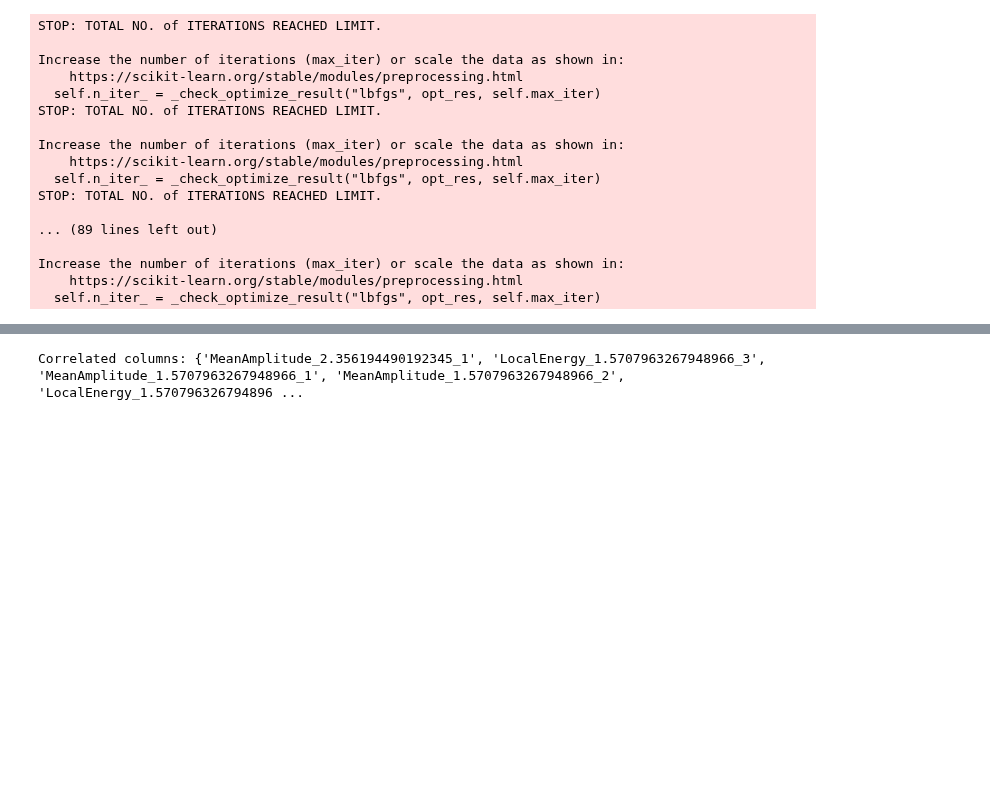
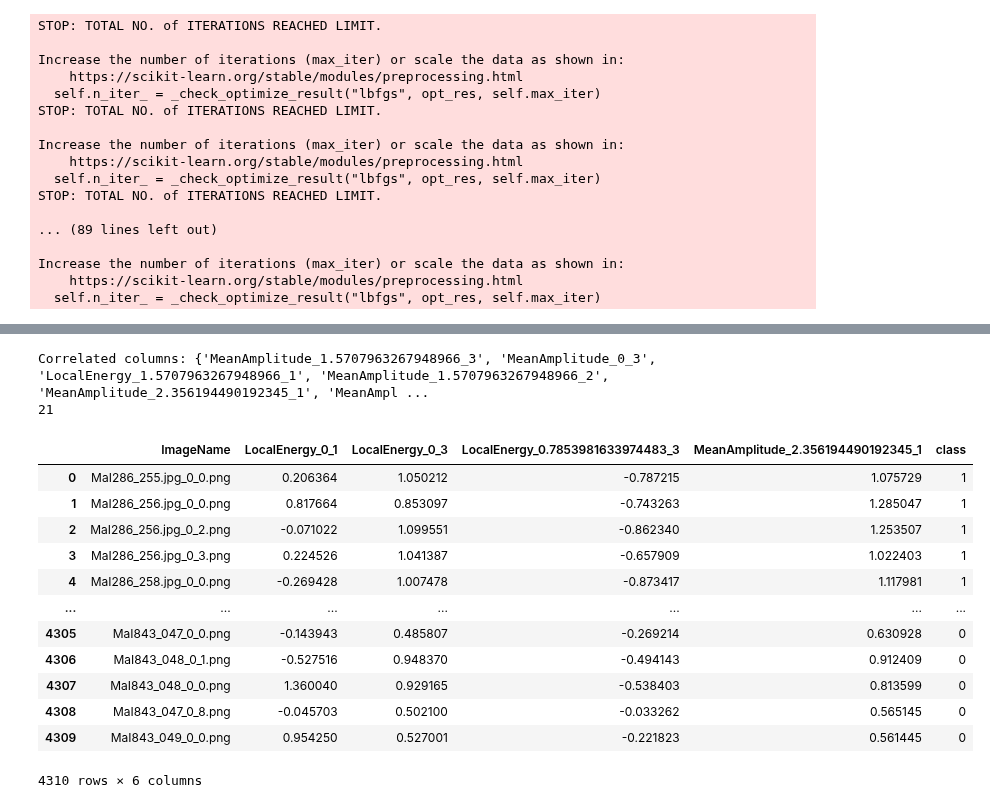
Before and after one commit to Kartik-3-programmer/Machine-Learning, a Jupyter notebook: Aggrregation_of_all_models.ipynb, the cells around one changed output, grey strips where cells are left out. Drawn from its saved outputs; the diff is of its cells as text; code cells hidden in the pictures; blank space fills up the shorter version.

```diff
--- a/Aggrregation_of_all_models.ipynb
+++ b/Aggrregation_of_all_models.ipynb
@@ -551,8 +551,24 @@ def correlation(dataset,threshold):
     return col_corr #returning set of column names
 col=correlation(input_train,0.75)
 print('Correlated columns:',col)
+print(len(col))
 # %% [output]
-Correlated columns: {'MeanAmplitude_2.356194490192345_1', 'LocalEnergy_1.5707963267948966_3', 'MeanAmplitude_1.5707963267948966_1', 'MeanAmplitude_1.5707963267948966_2', 'LocalEnergy_1.570796326794896 ...
+Correlated columns: {'MeanAmplitude_1.5707963267948966_3', 'MeanAmplitude_0_3', 'LocalEnergy_1.5707963267948966_1', 'MeanAmplitude_1.5707963267948966_2', 'MeanAmplitude_2.356194490192345_1', 'MeanAmpl ...
+21
 # %%
-dataframe_project.drop(columns = ['MeanAmplitude_2.356194490192345_1', 'LocalEnergy_1.5707963267948966_3', 'MeanAmplitude_1.5707963267948966_1', 'MeanAmplitude_1.5707963267948966_2', 'LocalEnergy_1.5707963267948966_2', 'LocalEnergy_0.7853981633974483_2', 'MeanAmplitude_0.7853981633974483_1', 'MeanAmplitude_0.7853981633974483_3', 'LocalEnergy_2.356194490192345_3', 'MeanAmplitude_0.7853981633974483_2', 'LocalEnergy_2.356194490192345_1', 'MeanAmplitude_1.5707963267948966_3', 'LocalEnergy_0.7853981633974483_1', 'MeanAmplitude_0_3', 'LocalEnergy_1.5707963267948966_1', 'MeanAmplitude_0_1', 'MeanAmplitude_2.356194490192345_2', 'LocalEnergy_0_2', 'MeanAmplitude_2.356194490192345_3', 'LocalEnergy_2.356194490192345_2', 'MeanAmplitude_0_2'], inplace = True)
-dataframe_project
+dataframe_reduced = dataframe_project.drop(columns = ['LocalEnergy_1.5707963267948966_3', 'MeanAmplitude_1.5707963267948966_1', 'MeanAmplitude_1.5707963267948966_2', 'LocalEnergy_1.5707963267948966_2', 'LocalEnergy_0.7853981633974483_2', 'MeanAmplitude_0.7853981633974483_1', 'MeanAmplitude_0.7853981633974483_3', 'LocalEnergy_2.356194490192345_3', 'MeanAmplitude_0.7853981633974483_2', 'LocalEnergy_2.356194490192345_1', 'MeanAmplitude_1.5707963267948966_3', 'LocalEnergy_0.7853981633974483_1', 'MeanAmplitude_0_3', 'LocalEnergy_1.5707963267948966_1', 'MeanAmplitude_0_1', 'MeanAmplitude_2.356194490192345_2', 'LocalEnergy_0_2', 'MeanAmplitude_2.356194490192345_3', 'LocalEnergy_2.356194490192345_2', 'MeanAmplitude_0_2'])
+dataframe_reduced
+# %% [output]
+|  | ImageName | LocalEnergy_0_1 | LocalEnergy_0_3 | LocalEnergy_0.7853981633974483_3 | MeanAmplitude_2.356194490192345_1 | class |
+| 0 | MaI286_255.jpg_0_0.png | 0.206364 | 1.050212 | -0.787215 | 1.075729 | 1 |
+| 1 | MaI286_256.jpg_0_0.png | 0.817664 | 0.853097 | -0.743263 | 1.285047 | 1 |
+| 2 | MaI286_256.jpg_0_2.png | -0.071022 | 1.099551 | -0.862340 | 1.253507 | 1 |
+| 3 | MaI286_256.jpg_0_3.png | 0.224526 | 1.041387 | -0.657909 | 1.022403 | 1 |
+| 4 | MaI286_258.jpg_0_0.png | -0.269428 | 1.007478 | -0.873417 | 1.117981 | 1 |
+| ... | ... | ... | ... | ... | ... | ... |
+| 4305 | MaI843_047_0_0.png | -0.143943 | 0.485807 | -0.269214 | 0.630928 | 0 |
+| 4306 | MaI843_048_0_1.png | -0.527516 | 0.948370 | -0.494143 | 0.912409 | 0 |
+| 4307 | MaI843_048_0_0.png | 1.360040 | 0.929165 | -0.538403 | 0.813599 | 0 |
+| 4308 | MaI843_047_0_8.png | -0.045703 | 0.502100 | -0.033262 | 0.565145 | 0 |
+| 4309 | MaI843_049_0_0.png | 0.954250 | 0.527001 | -0.221823 | 0.561445 | 0 |
+4310 rows × 6 columns
```
Also changed, not shown: parts of 10 cells of this notebook.
